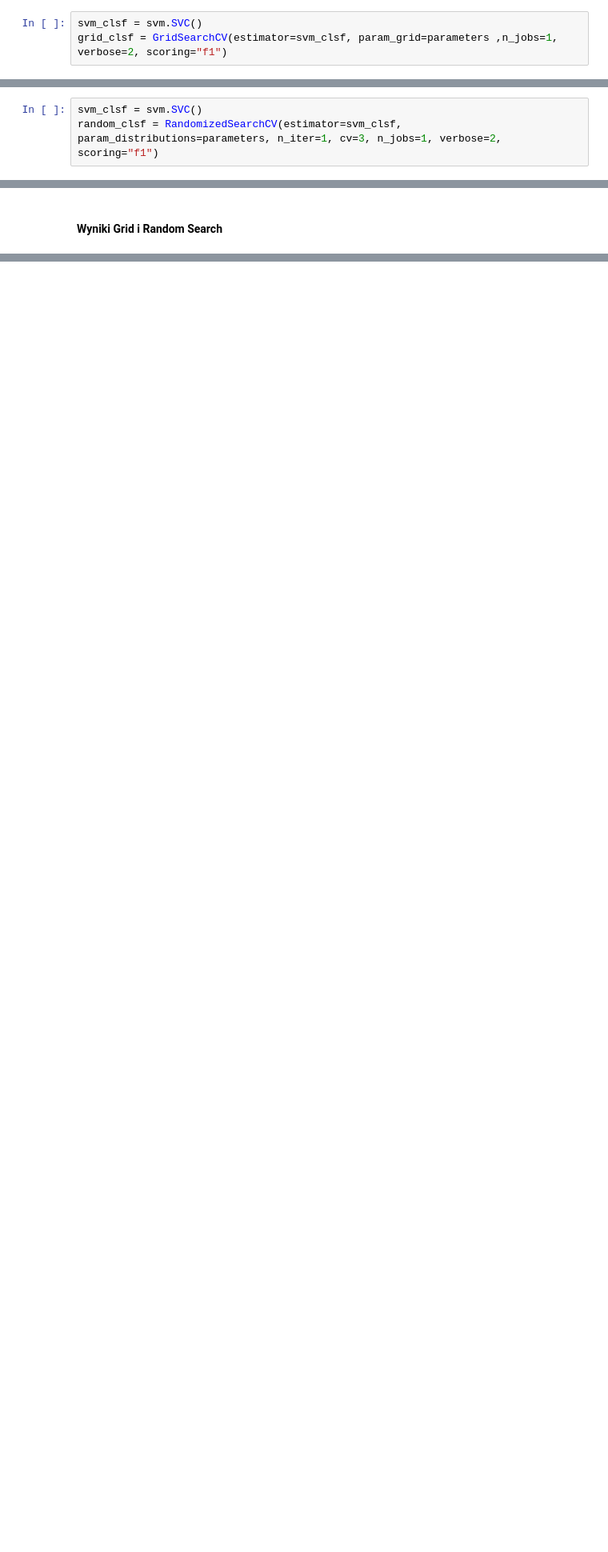
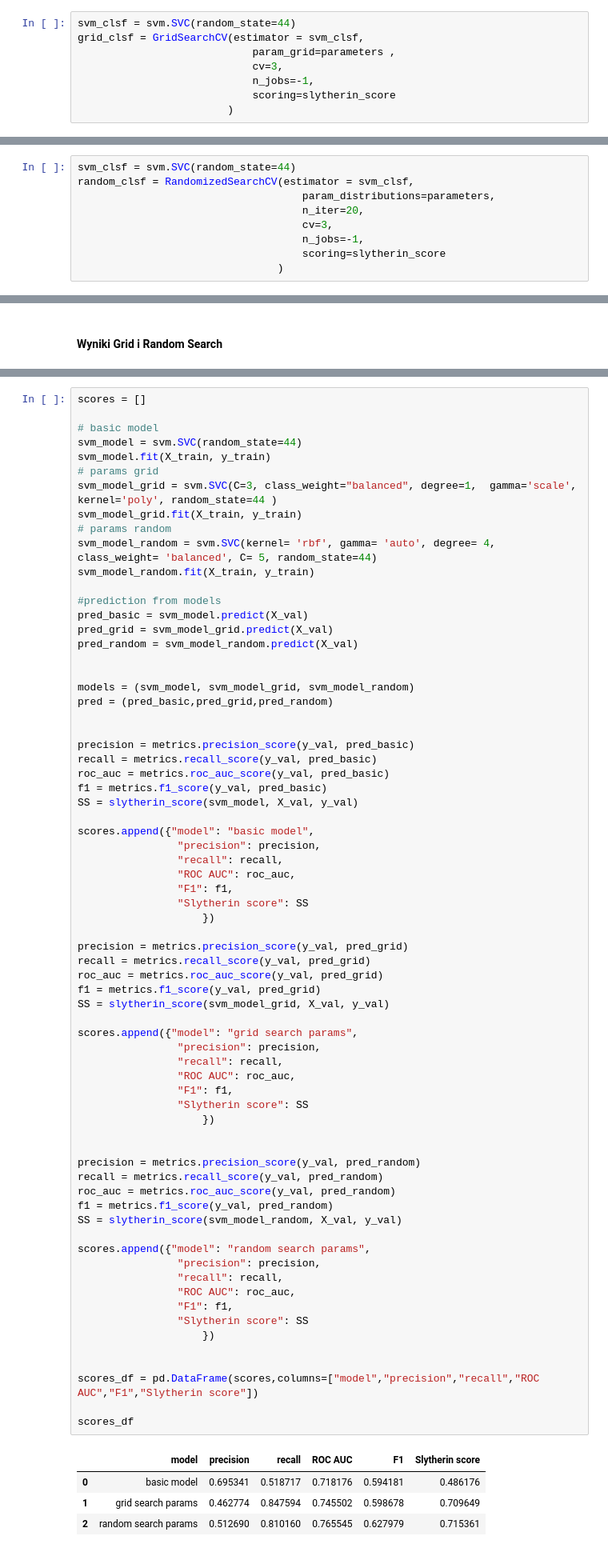
Before and after one commit to infoshareacademy/jdszr6-slytherin_group, a Jupyter notebook: ML_project/mr_scripts/Telco_SVM_MR.ipynb, the cells around one changed output, grey strips where cells are left out. Shown: that part at 80% size. Saved outputs shown, nothing was run; the diff lists cells and outputs as text; blank space fills up the shorter version.

Commit message:
upgrade svm model

```diff
--- a/ML_project/mr_scripts/Telco_SVM_MR.ipynb
+++ b/ML_project/mr_scripts/Telco_SVM_MR.ipynb
@@ -84,6 +100,11 @@ parameters = {"kernel":("linear", "rbf"), "C":[1,2,3]}
 # %%
-svm_clsf = svm.SVC()
-grid_clsf = GridSearchCV(estimator=svm_clsf, param_grid=parameters ,n_jobs=1, verbose=2, scoring="f1")
+svm_clsf = svm.SVC(random_state=44)
+grid_clsf = GridSearchCV(estimator = svm_clsf,
+                            param_grid=parameters ,
+                            cv=3,
+                            n_jobs=-1,
+                            scoring=slytherin_score
+                        )
 # %%
 grid_clsf.fit(X_train, y_train)
 # %% [output]
@@ -130,8 +137,14 @@ grid_clsf.cv_results_
 # %% [markdown]
 ### Clasification with random search for SVM model
 # %%
-svm_clsf = svm.SVC()
-random_clsf = RandomizedSearchCV(estimator=svm_clsf, param_distributions=parameters, n_iter=1, cv=3, n_jobs=1, verbose=2, scoring="f1")
+svm_clsf = svm.SVC(random_state=44)
+random_clsf = RandomizedSearchCV(estimator = svm_clsf,
+                                    param_distributions=parameters,
+                                    n_iter=20,
+                                    cv=3,
+                                    n_jobs=-1,
+                                    scoring=slytherin_score
+                                )
 # %%
 random_clsf.fit(X_train, y_train)
 # %% [output]
@@ -254,0 +200,75 @@ best_params
+# %%
+scores = []
+
+# basic model
+svm_model = svm.SVC(random_state=44)
+svm_model.fit(X_train, y_train)
+# params grid
+svm_model_grid = svm.SVC(C=3, class_weight="balanced", degree=1,  gamma='scale', kernel='poly', random_state=44 )
+svm_model_grid.fit(X_train, y_train)
+# params random
+svm_model_random = svm.SVC(kernel= 'rbf', gamma= 'auto', degree= 4, class_weight= 'balanced', C= 5, random_state=44)
+svm_model_random.fit(X_train, y_train)
+
+#prediction from models
+pred_basic = svm_model.predict(X_val)
+pred_grid = svm_model_grid.predict(X_val)
+pred_random = svm_model_random.predict(X_val)
+
+
+models = (svm_model, svm_model_grid, svm_model_random)
+pred = (pred_basic,pred_grid,pred_random)
+
+
+precision = metrics.precision_score(y_val, pred_basic)
+recall = metrics.recall_score(y_val, pred_basic)
+roc_auc = metrics.roc_auc_score(y_val, pred_basic)
+f1 = metrics.f1_score(y_val, pred_basic)
+SS = slytherin_score(svm_model, X_val, y_val)
+
+scores.append({"model": "basic model",
+                "precision": precision,
+                "recall": recall,
+                "ROC AUC": roc_auc,
+                "F1": f1,
+                "Slytherin score": SS
+                    })
+
+precision = metrics.precision_score(y_val, pred_grid)
+recall = metrics.recall_score(y_val, pred_grid)
+roc_auc = metrics.roc_auc_score(y_val, pred_grid)
+f1 = metrics.f1_score(y_val, pred_grid)
+SS = slytherin_score(svm_model_grid, X_val, y_val)
+
+scores.append({"model": "grid search params",
+                "precision": precision,
+                "recall": recall,
+                "ROC AUC": roc_auc,
+                "F1": f1,
+                "Slytherin score": SS
+                    })
+
+
+precision = metrics.precision_score(y_val, pred_random)
+recall = metrics.recall_score(y_val, pred_random)
+roc_auc = metrics.roc_auc_score(y_val, pred_random)
+f1 = metrics.f1_score(y_val, pred_random)
+SS = slytherin_score(svm_model_random, X_val, y_val)
+
+scores.append({"model": "random search params",
+                "precision": precision,
+                "recall": recall,
+                "ROC AUC": roc_auc,
+                "F1": f1,
+                "Slytherin score": SS
+                    })
+
+
+scores_df = pd.DataFrame(scores,columns=["model","precision","recall","ROC AUC","F1","Slytherin score"])
+
+scores_df
+# %% [output]
+|  | model | precision | recall | ROC AUC | F1 | Slytherin score |
+| 0 | basic model | 0.695341 | 0.518717 | 0.718176 | 0.594181 | 0.486176 |
+| 1 | grid search params | 0.462774 | 0.847594 | 0.745502 | 0.598678 | 0.709649 |
+| 2 | random search params | 0.512690 | 0.810160 | 0.765545 | 0.627979 | 0.715361 |
```
Also changed, not shown: parts of 25 cells of this notebook, 1 other file.
